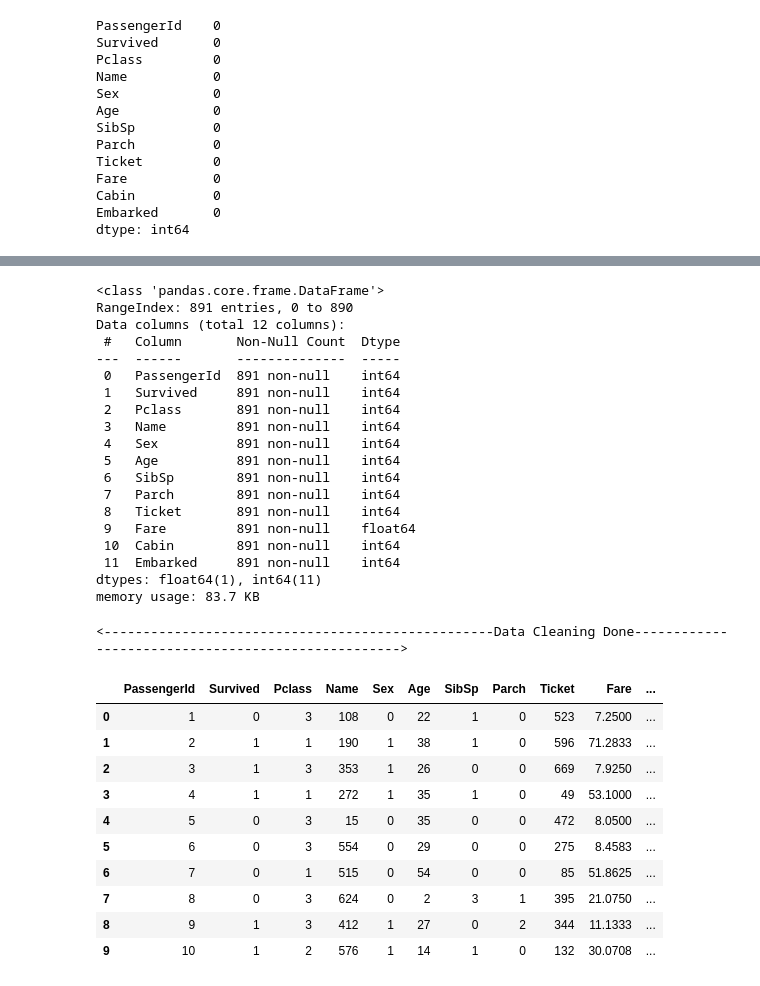
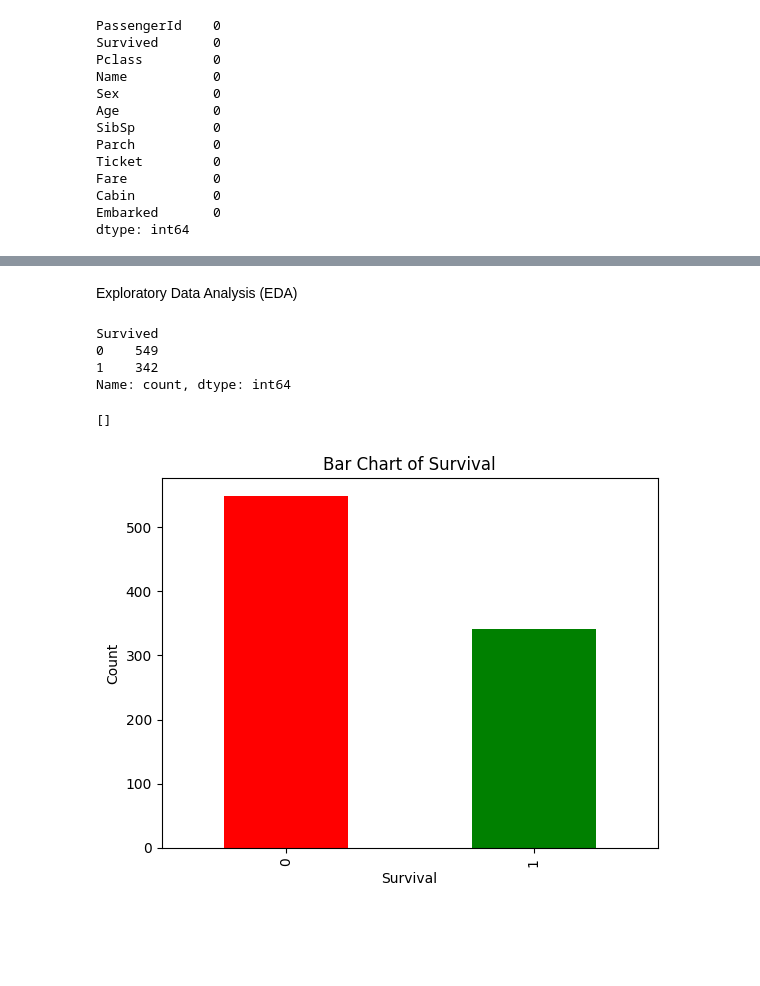
Before and after one commit to Dheeru42/AI-ML-Task2, a Jupyter notebook: notebook.ipynb, the cells around one changed output, grey strips where cells are left out. Cells and saved outputs as stored; diff of their text form; code cells hidden in the pictures; blank space fills up the shorter version.

Commit message:
EDA Done

```diff
--- a/notebook.ipynb
+++ b/notebook.ipynb
@@ -145,58 +140,10 @@ df['Name'] = le_name.fit_transform(df[['Name']])
-# %%
-# Encoding Cabin Columns using LabelEncoder
-le_cabin = LabelEncoder()
-df['Cabin'] = le_cabin.fit_transform(df[['Cabin']])
-# %%
-# Encoding Ticket Columns using LabelEncoder
-le_tckt = LabelEncoder()
-df['Ticket'] = le_tckt.fit_transform(df[['Ticket']])
-# %%
-# Encoding Sex Columns using map function
-o_sex = {'male':0,'female':1}
-df['Sex'] = df['Sex'].map(o_sex)
-df['Sex'] = df['Sex'].astype('int64') # change dtype float to int
-# %%
-# Encoding Embarked Columns using map function
-o_embark = {'C':0,'Q':1,'S':2}
-df['Embarked'] = df['Embarked'].map(o_embark)
-df['Embarked'] = df['Embarked'].astype('int64') # change dtype object to int
-# %%
-# Check Data Type of Columns
-df.info()
-# %% [output]
-<class 'pandas.core.frame.DataFrame'>
-RangeIndex: 891 entries, 0 to 890
-Data columns (total 12 columns):
- #   Column       Non-Null Count  Dtype
----  ------       --------------  -----
- 0   PassengerId  891 non-null    int64
- 1   Survived     891 non-null    int64
- 2   Pclass       891 non-null    int64
- 3   Name         891 non-null    int64
- 4   Sex          891 non-null    int64
- 5   Age          891 non-null    int64
- 6   SibSp        891 non-null    int64
- 7   Parch        891 non-null    int64
- 8   Ticket       891 non-null    int64
- 9   Fare         891 non-null    float64
- 10  Cabin        891 non-null    int64
- 11  Embarked     891 non-null    int64
-dtypes: float64(1), int64(11)
-memory usage: 83.7 KB
-# %%
-# After Enconding,all categorical values covert into numerical values
-print('<--------------------------------------------------Data Cleaning Done--------------------------------------------------->')
-df.head(10)
-# %% [output]
-<--------------------------------------------------Data Cleaning Done--------------------------------------------------->
-|  | PassengerId | Survived | Pclass | Name | Sex | Age | SibSp | Parch | Ticket | Fare | ... |
-| 0 | 1 | 0 | 3 | 108 | 0 | 22 | 1 | 0 | 523 | 7.2500 | ... |
-| 1 | 2 | 1 | 1 | 190 | 1 | 38 | 1 | 0 | 596 | 71.2833 | ... |
-| 2 | 3 | 1 | 3 | 353 | 1 | 26 | 0 | 0 | 669 | 7.9250 | ... |
-| 3 | 4 | 1 | 1 | 272 | 1 | 35 | 1 | 0 | 49 | 53.1000 | ... |
-| 4 | 5 | 0 | 3 | 15 | 0 | 35 | 0 | 0 | 472 | 8.0500 | ... |
-| 5 | 6 | 0 | 3 | 554 | 0 | 29 | 0 | 0 | 275 | 8.4583 | ... |
-| 6 | 7 | 0 | 1 | 515 | 0 | 54 | 0 | 0 | 85 | 51.8625 | ... |
-| 7 | 8 | 0 | 3 | 624 | 0 | 2 | 3 | 1 | 395 | 21.0750 | ... |
-| 8 | 9 | 1 | 3 | 412 | 1 | 27 | 0 | 2 | 344 | 11.1333 | ... |
-| 9 | 10 | 1 | 2 | 576 | 1 | 14 | 1 | 0 | 132 | 30.0708 | ... |
+# %% [markdown]
+Exploratory Data Analysis (EDA)
+# %%
+# checking distribution for target column
+df['Survived'].value_counts()
+# %% [output]
+Survived
+0    549
+1    342
+Name: count, dtype: int64
@@ -202,0 +154,10 @@ df.head(10)
+# %%
+# Bar Chart of Survived in Titanic
+df['Survived'].value_counts().plot(kind='bar',color=['red','green'])
+plt.title('Bar Chart of Survival')
+plt.xlabel('Survival')
+plt.ylabel('Count')
+plt.plot()
+# %% [output]
+[]
+[figure, added]
```
Also changed, not shown: parts of 13 cells of this notebook.
